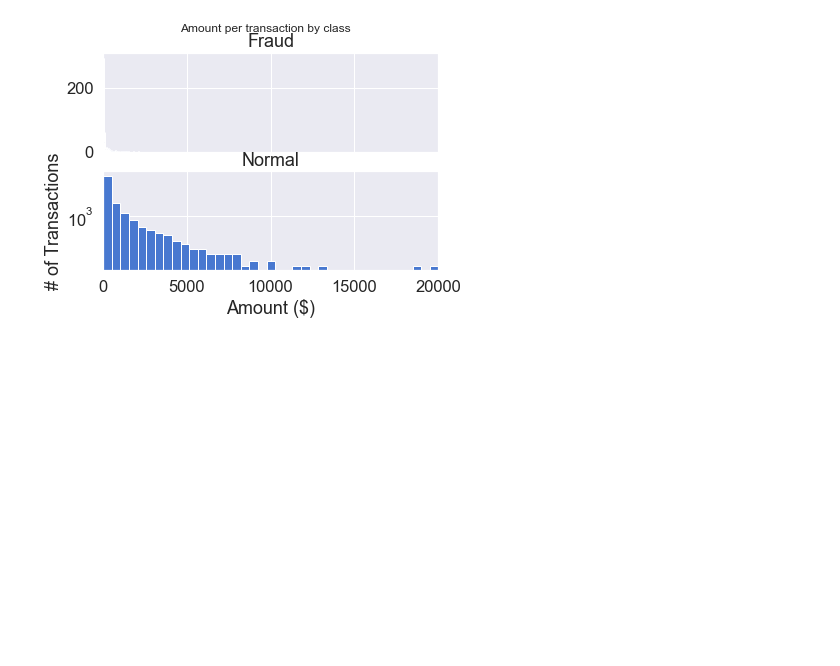
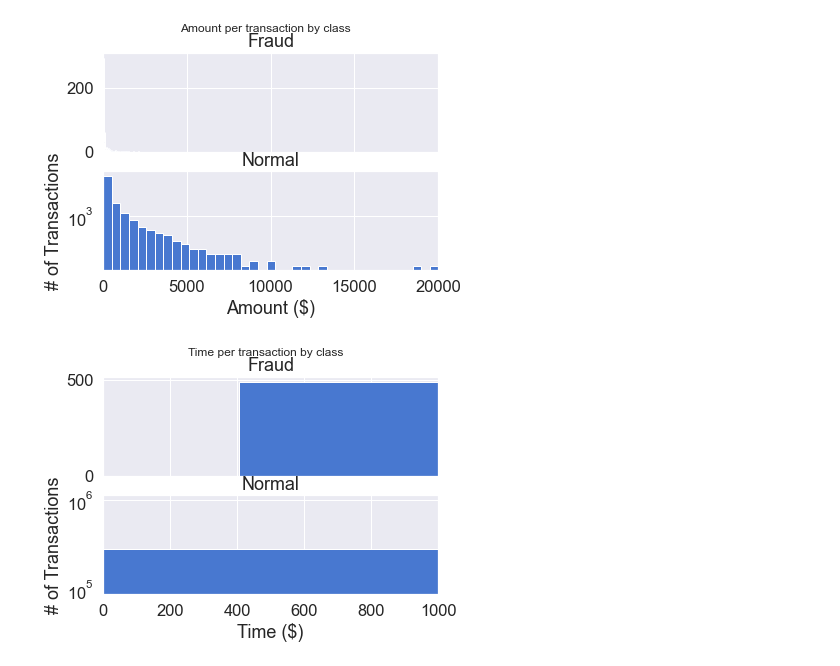
Before and after one commit to kytranl0/AIBasic, a Jupyter notebook: model_development/Model_dev.ipynb, the cells around one changed output. Drawn from its saved outputs; the diff is of its cells as text; code cells hidden in the pictures; blank space fills up the shorter version.

```diff
--- a/model_development/Model_dev.ipynb
+++ b/model_development/Model_dev.ipynb
@@ -132,3 +132,23 @@ plt.yscale('log')
 plt.show()
 # %% [output]
 [figure]
+# %%
+
+f, (ax1, ax2) = plt.subplots(2,1, sharex=True)
+f.suptitle('Time per transaction by class')
+
+bins = 1
+
+ax1.hist(fraudsDF.Time, bins=bins)
+ax1.set_title('Fraud')
+
+ax2.hist(normalDF.Time, bins=bins)
+ax2.set_title('Normal')
+
+plt.xlabel('Time ($)')
+plt.ylabel('# of Transactions')
+plt.xlim((0, 1000))
+plt.yscale('log')
+plt.show()
+# %% [output]
+[figure, added]
```
